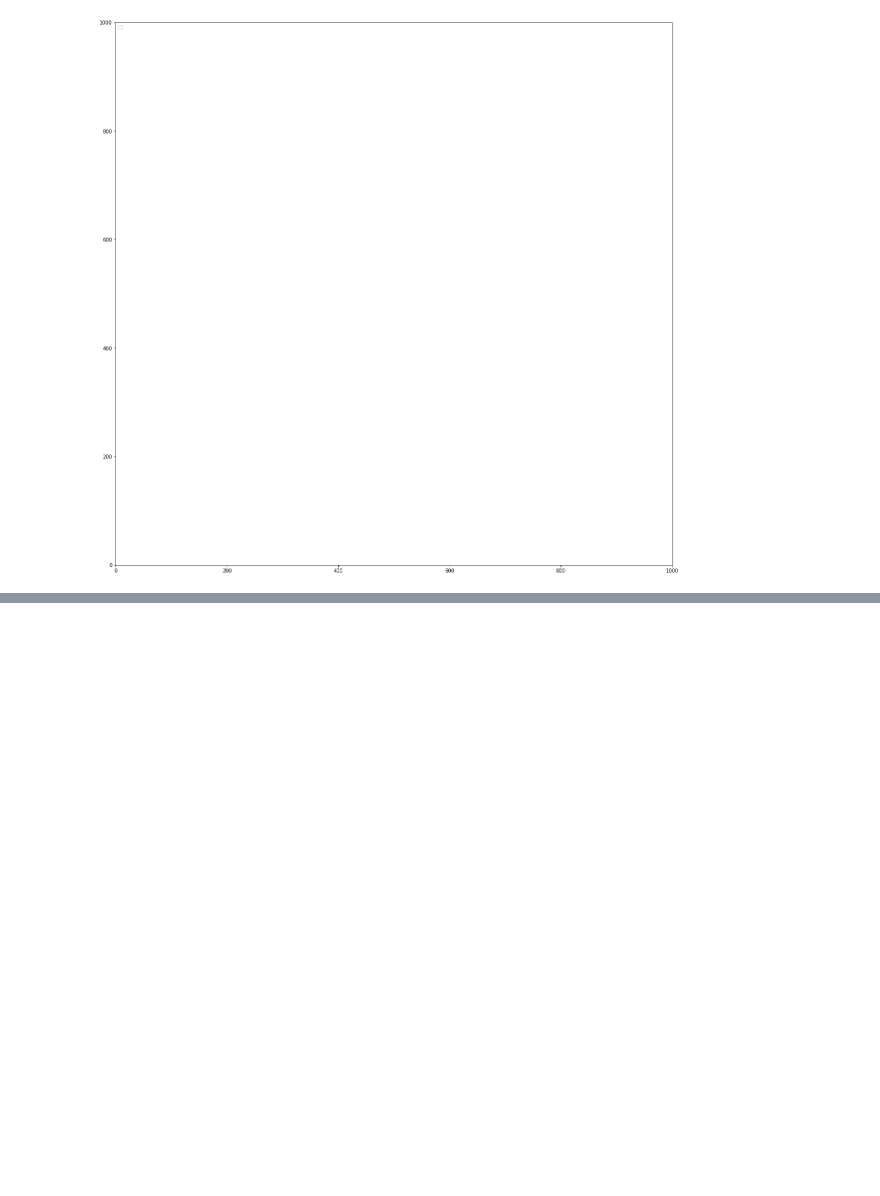
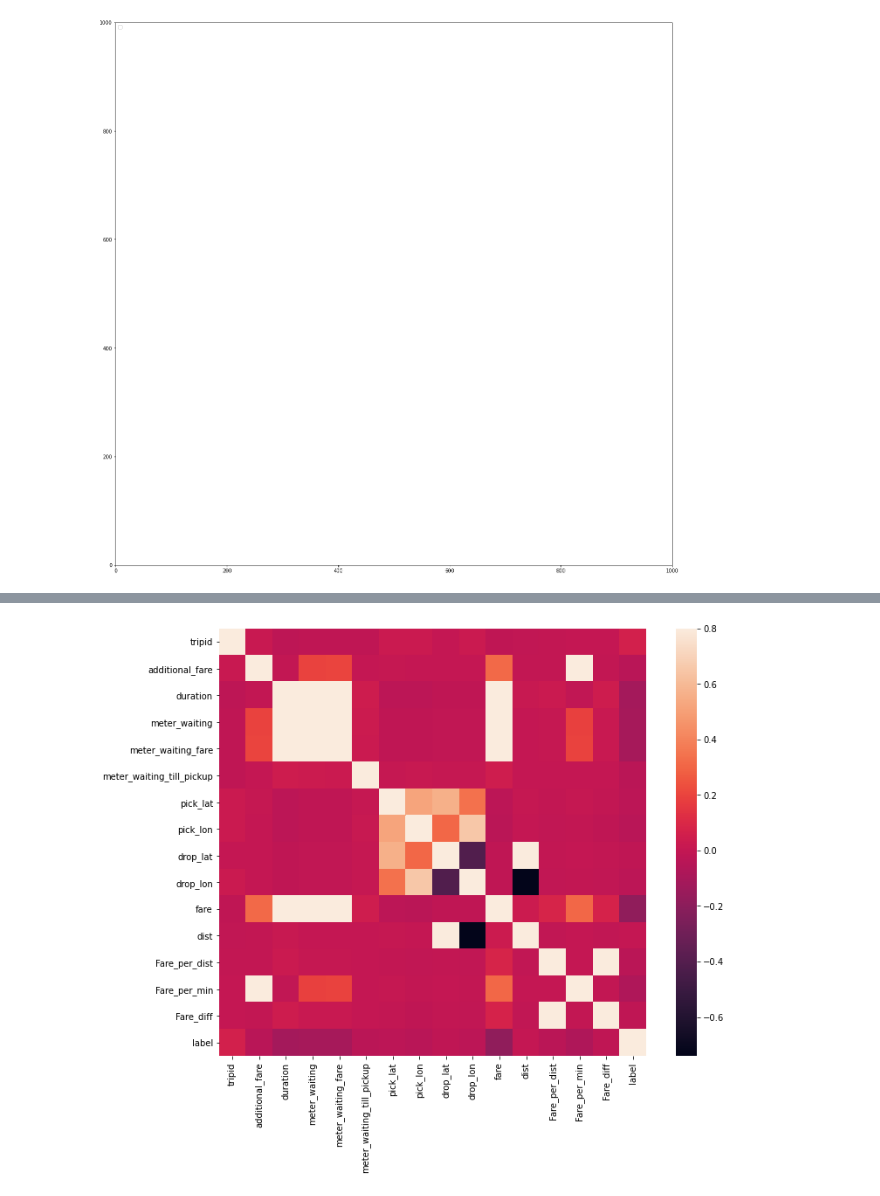
Before and after one commit to Dhananjana97/ML-Ride-Fair, a Jupyter notebook: preprocess_graphs.ipynb, the cells around one changed output, grey strips where cells are left out. Saved outputs shown, nothing was run; the diff lists cells and outputs as text; code cells hidden in the pictures; blank space fills up the shorter version.

```diff
--- a/preprocess_graphs.ipynb
+++ b/preprocess_graphs.ipynb
@@ -619,3 +727,11 @@ No handles with labels found to put in legend.
+# %%
+import seaborn as sns
+lst=['tripid','additional_fare','duration','meter_waiting','meter_waiting_fare','pickup_time','drop_time','pick_lat','pick_lon','drop_lat','drop_lon','fare','dist']
+corrmat = features_df.corr()
+f, ax = plt.subplots(figsize=(12, 9))
+sns.heatmap(corrmat, vmax=.8, square=True);
+# %% [output]
+[figure, added]
 # %%
 features=['additional_fare','duration','meter_waiting','meter_waiting_fare','fare','dist','Fare_per_dist','Fare_per_min']
 num_features=['additional_fare','duration','meter_waiting','meter_waiting_fare','fare','dist','Fare_per_dist','Fare_per_min']
```
Also changed, not shown: parts of 10 cells of this notebook.
